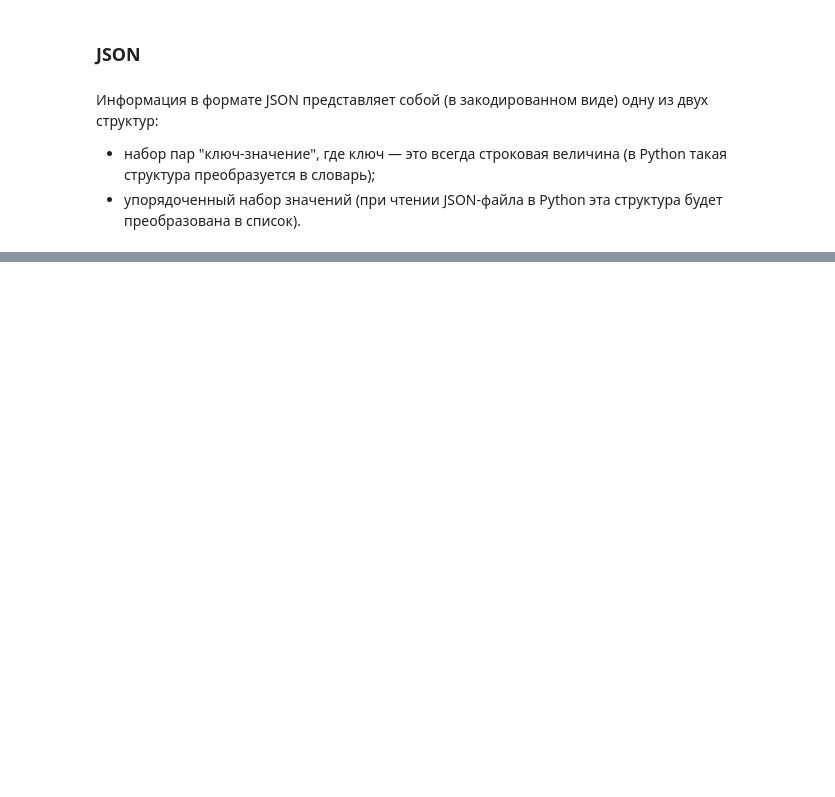
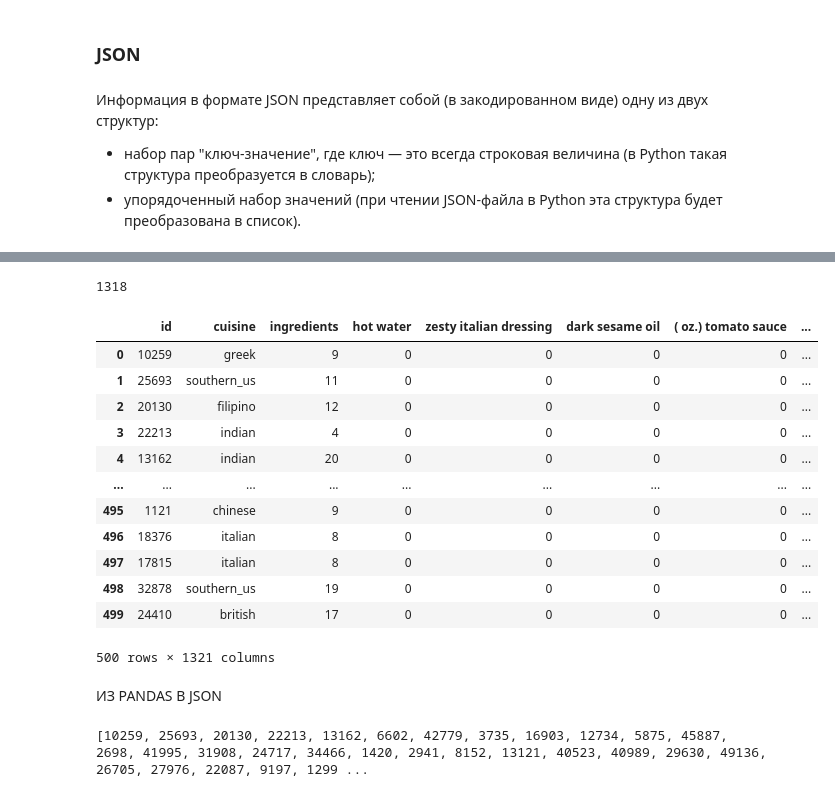
Before and after one commit to killri/sf_data_science, a Jupyter notebook: SF_DS_course_theory_and_practice/Python 16 How to load data from different files/python-16-theory.ipynb, the cells around one changed output, grey strips where cells are left out. Saved outputs shown, nothing was run; the diff lists cells and outputs as text; code cells hidden in the pictures; blank space fills up the shorter version.

```diff
--- a/SF_DS_course_theory_and_practice/Python 16 How to load data from different files/python-16-theory.ipynb
+++ b/SF_DS_course_theory_and_practice/Python 16 How to load data from different files/python-16-theory.ipynb
@@ -229,0 +273,7 @@ from pprint import pprint # Импортируем функцию pprint()- он
+# %%
+#Задание 5.2
+#К какой кухне относится блюдо с id = 13121?
+
+for elem in recipes:
+    if elem['id'] == 13121:
+        print(elem['cuisine'])
@@ -229,0 +307,9 @@ from pprint import pprint # Импортируем функцию pprint()- он
+# %%
+import json # Импортируем модуль json
+from pprint import pprint # Импортируем функцию pprint()
+import pandas as pd # Импортируем модуль pandas
+
+with open('recipes.json') as f: # Открываем файл и связываем его с объектом "f"
+    recipes = json.load(f) # Загружаем содержимое открытого файла в переменную recipes
+df = pd.DataFrame(recipes) # Создаём объект DataFrame из списка recipes
+display(df.head()) # Выводим на экран первые строки полученного DataFrame
@@ -229,0 +323,6 @@ from pprint import pprint # Импортируем функцию pprint()- он
+# %%
+#Для непосредственного считывания содержимого файла recipes.json в переменную df (объект DataFrame)
+# используйте функцию read_json() (с англ. читать_json).
+
+df = pd.read_json('recipes.json') # Создаём объект DataFrame, загружая содержимое файла recipes.json
+display(df.head()) # Выводим на экран первые строки полученного DataFrame
@@ -229,0 +336,30 @@ from pprint import pprint # Импортируем функцию pprint()- он
+# %%
+# Создайте реестр уникальных ингредиентов all_ingredients
+# Какое количество уникальных ингредиентов в нашем DataFrame?
+all_ingredients = set()
+
+for elem in recipes:
+    all_ingredients = all_ingredients.union(set(elem['ingredients']))
+print(len(all_ingredients))
+# %% [output]
+1318
+# %%
+for elem in all_ingredients:
+    df[elem] = df['ingredients'].apply(lambda x: 1 if elem in x else 0)
+
+df['ingredients'] = df['ingredients'].apply(len) # Заменяем список ингредиентов в рецепте на их количество
+display(df)
+# %% [output]
+|  | id | cuisine | ingredients | hot water | zesty italian dressing | dark sesame oil | ( oz.) tomato sauce | ... |
+| 0 | 10259 | greek | 9 | 0 | 0 | 0 | 0 | ... |
+| 1 | 25693 | southern_us | 11 | 0 | 0 | 0 | 0 | ... |
+| 2 | 20130 | filipino | 12 | 0 | 0 | 0 | 0 | ... |
+| 3 | 22213 | indian | 4 | 0 | 0 | 0 | 0 | ... |
+| 4 | 13162 | indian | 20 | 0 | 0 | 0 | 0 | ... |
+| ... | ... | ... | ... | ... | ... | ... | ... | ... |
+| 495 | 1121 | chinese | 9 | 0 | 0 | 0 | 0 | ... |
+| 496 | 18376 | italian | 8 | 0 | 0 | 0 | 0 | ... |
+| 497 | 17815 | italian | 8 | 0 | 0 | 0 | 0 | ... |
+| 498 | 32878 | southern_us | 19 | 0 | 0 | 0 | 0 | ... |
+| 499 | 24410 | british | 17 | 0 | 0 | 0 | 0 | ... |
+500 rows × 1321 columns
@@ -229,0 +368,2 @@ from pprint import pprint # Импортируем функцию pprint()- он
+# %% [markdown]
+ИЗ PANDAS В JSON
@@ -229,0 +373,10 @@ from pprint import pprint # Импортируем функцию pprint()- он
+# %%
+#Задание 7.1
+#Напишите код для создания списка id всех блюд, нужны только уникальные значения представленных в DataFrame.
+# Строки импорта библиотек в поле для ответа загружать не нужно.
+# Результирующий список занесите в переменную ids.
+
+ids = list(df['id'])
+print(ids)
+# %% [output]
+[10259, 25693, 20130, 22213, 13162, 6602, 42779, 3735, 16903, 12734, 5875, 45887, 2698, 41995, 31908, 24717, 34466, 1420, 2941, 8152, 13121, 40523, 40989, 29630, 49136, 26705, 27976, 22087, 9197, 1299 ...
```
Also changed, not shown: parts of 35 cells of this notebook, 30 other files.
